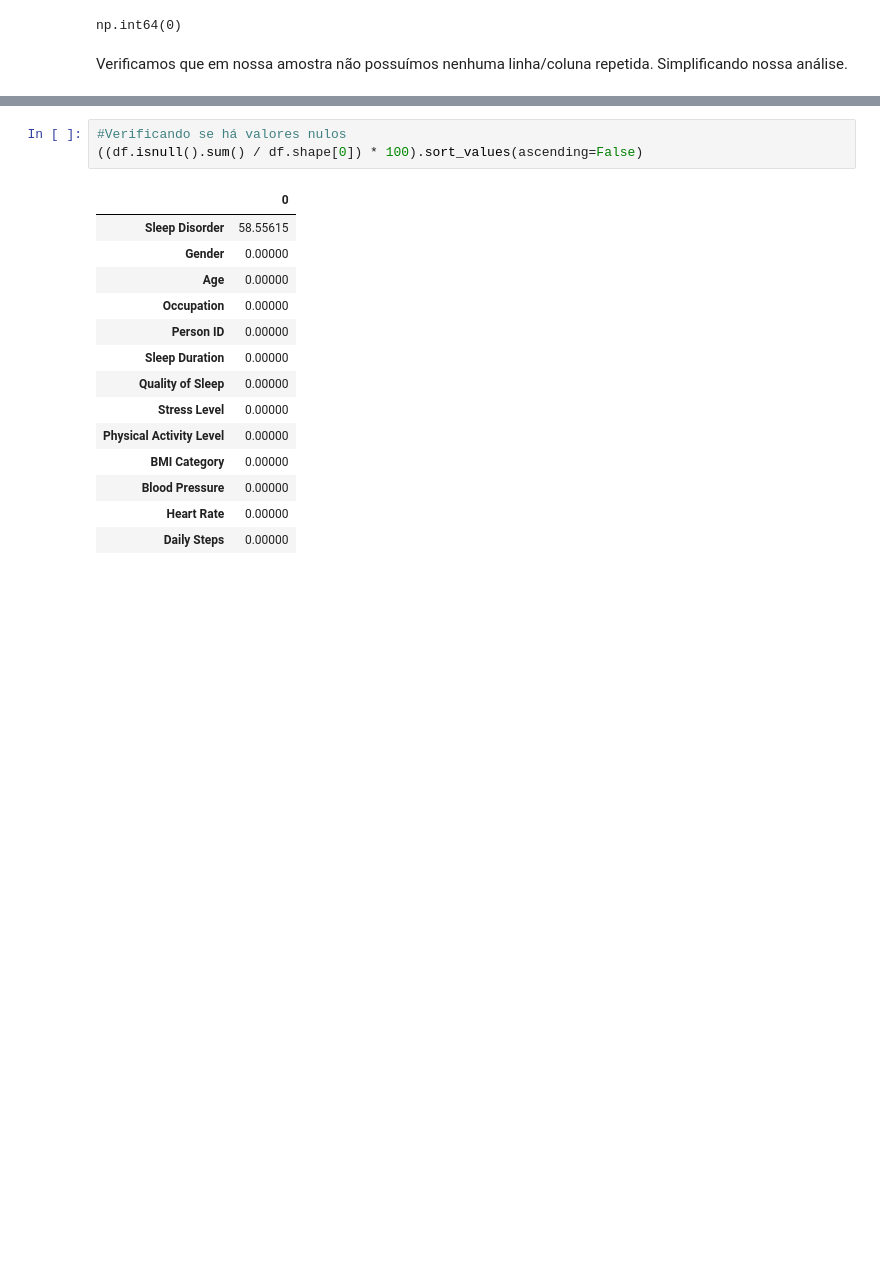
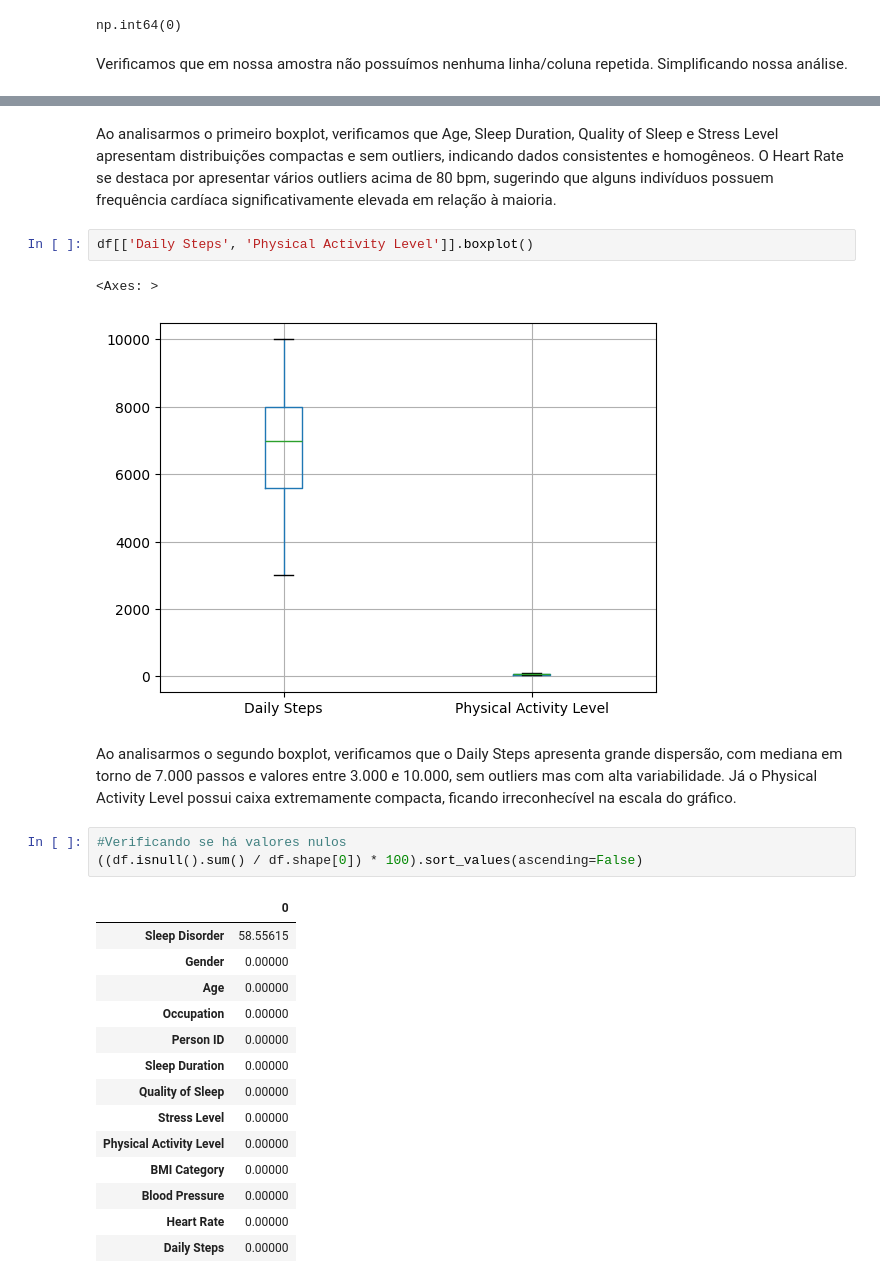
Before and after one commit to enzobanin/AnaliseDeDados, a Jupyter notebook: sonoEstiloDeVida.ipynb, the cells around one changed output, grey strips where cells are left out. Cells and saved outputs as stored; diff of their text form; blank space fills up the shorter version.

```diff
--- a/sonoEstiloDeVida.ipynb
+++ b/sonoEstiloDeVida.ipynb
@@ -126,3 +124,12 @@ plt.show()
+# %% [markdown]
+Ao analisarmos o primeiro boxplot, verificamos que Age, Sleep Duration, Quality of Sleep e Stress Level apresentam distribuições compactas e sem outliers, indicando dados consistentes e homogêneos. O Heart Rate se destaca por apresentar vários outliers acima de 80 bpm, sugerindo que alguns indivíduos possuem frequência cardíaca significativamente elevada em relação à maioria.
+# %%
+df[['Daily Steps', 'Physical Activity Level']].boxplot()
+# %% [output]
+<Axes: >
+[figure, added]
+# %% [markdown]
+Ao analisarmos o segundo boxplot, verificamos que o Daily Steps apresenta grande dispersão, com mediana em torno de 7.000 passos e valores entre 3.000 e 10.000, sem outliers mas com alta variabilidade. Já o Physical Activity Level possui caixa extremamente compacta, ficando irreconhecível na escala do gráfico.
 # %%
 #Verificando se há valores nulos
 ((df.isnull().sum() / df.shape[0]) * 100).sort_values(ascending=False)
```
Also changed, not shown: parts of 2 cells of this notebook.
